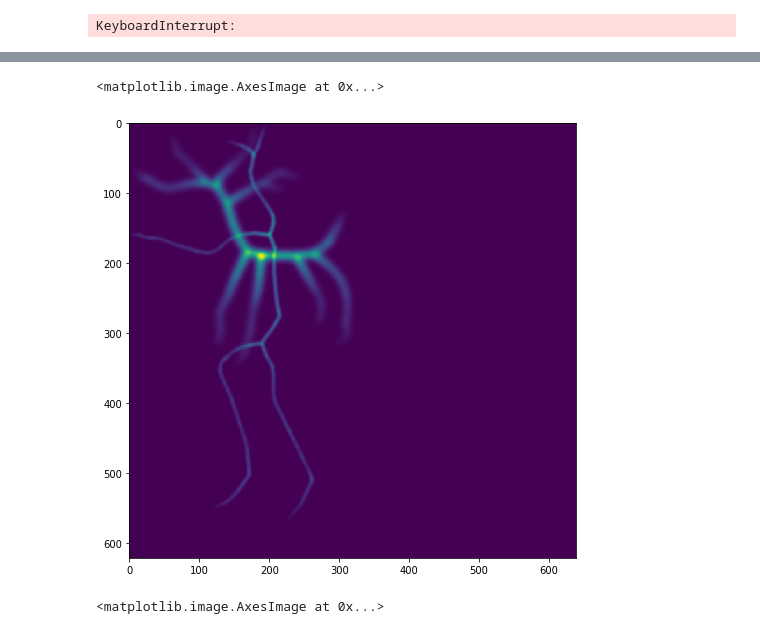
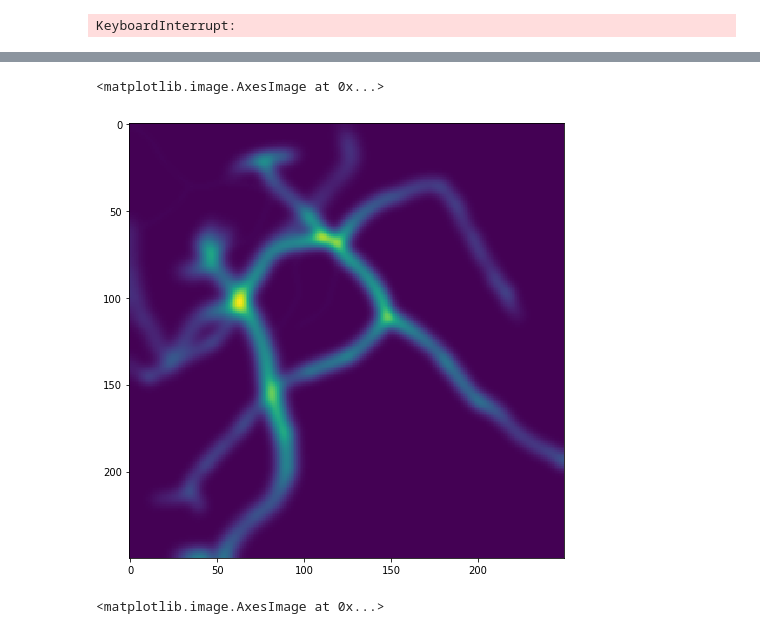
Before and after one commit to JinZhaoHong/Connectomics, a Jupyter notebook: B-Spline Fitting.ipynb, the cells around one changed output, grey strips where cells are left out. Cells and saved outputs as stored; diff of their text form; code cells hidden in the pictures.

```diff
--- a/B-Spline Fitting.ipynb
+++ b/B-Spline Fitting.ipynb
@@ -458,0 +596,18 @@ plt.imshow(y_predict2[150, :, :, 0])
+# %%
+#X = readh5("SK-LARGE-test-train.h5")
+#y = readh5("SK-LARGE-test-labels.h5")
+X = readh5("SK-LARGE-pred.h5")
+y = readh5("SK-LARGE-test.h5")
+X, y = np.expand_dims(X, 4), np.expand_dims(y, 4)
+# Image augmentation
+X_horizontal_flip = X[:, :, ::-1, :]
+y_horizontal_flip = y[:, :, ::-1, :]
+X_vertical_flip = X[:, ::-1, :, :]
+y_vertical_flip = y[:, ::-1, :, :]
+
+X_vertical_flip = np.concatenate((X_horizontal_flip, X_vertical_flip), axis=0)
+X = np.concatenate((X, X_vertical_flip), axis=0)
+X = X / 255
+
+y_vertical_flip = np.concatenate((y_horizontal_flip, y_vertical_flip), axis=0)
+y = np.concatenate((y, y_vertical_flip), axis=0)
@@ -672,19 +953,16 @@ for file in os.listdir(directory):
     skeleton = mat['symmetry']
     skeletons.append(skeleton)
 
-# Infer max shape
-max_x, max_y = 0, 0
-for skeleton in skeletons:
-    x, y = skeleton.shape
-    max_x = max(x, max_x)
-    max_y = max(y, max_y)
+# Limit the size of the image to (250, 250)
+max_x, max_y = 250, 250
 
 # Padding each image to the max shape
 for i in range(len(skeletons)):
     skeleton_pad = np.zeros((max_x, max_y))
     skeleton = skeletons[i]
-    for m in range(skeleton.shape[0]):
-        for n in range(skeleton.shape[1]):
+    M, N = min(max_x, skeleton.shape[0]), min(max_y, skeleton.shape[1])
+    for m in range(M):
+        for n in range(N):
             skeleton_pad[m][n] = skeleton[m][n]
 
     skeleton_pad = np.expand_dims(skeleton_pad, axis=0)
@@ -760,9 +1038,9 @@ plt.imshow(skeleton_meta[207][0]) #  101,
 # %%
 plt.figure(figsize=(10,8))
-plt.imshow(skeletons[207][0]) #  207
+plt.imshow(skeletons[480][0]) #  207
 # %% [output]
 <matplotlib.image.AxesImage at 0x...>
-[figure, old version]
+[figure, new version]
 # %%
 X = None
 
```
Also changed, not shown: parts of 45 cells of this notebook, 1 other file.
